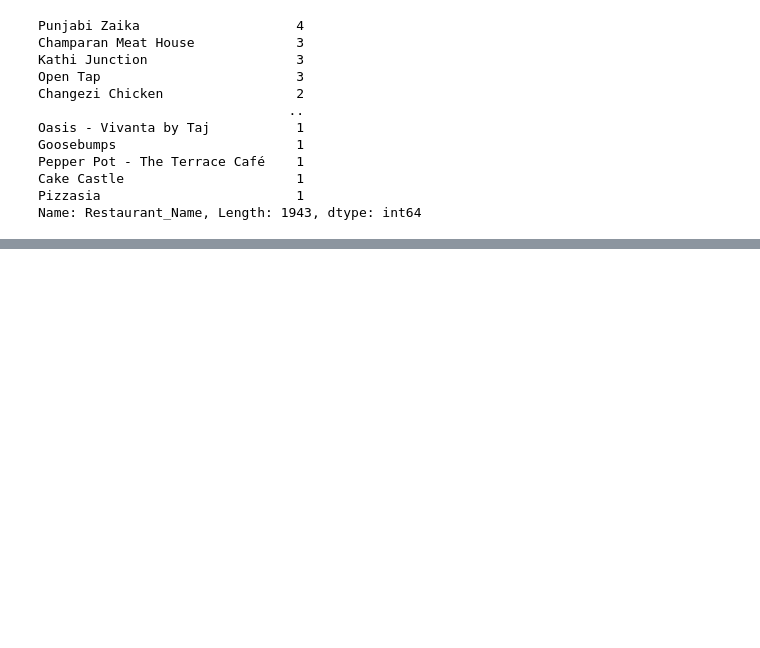
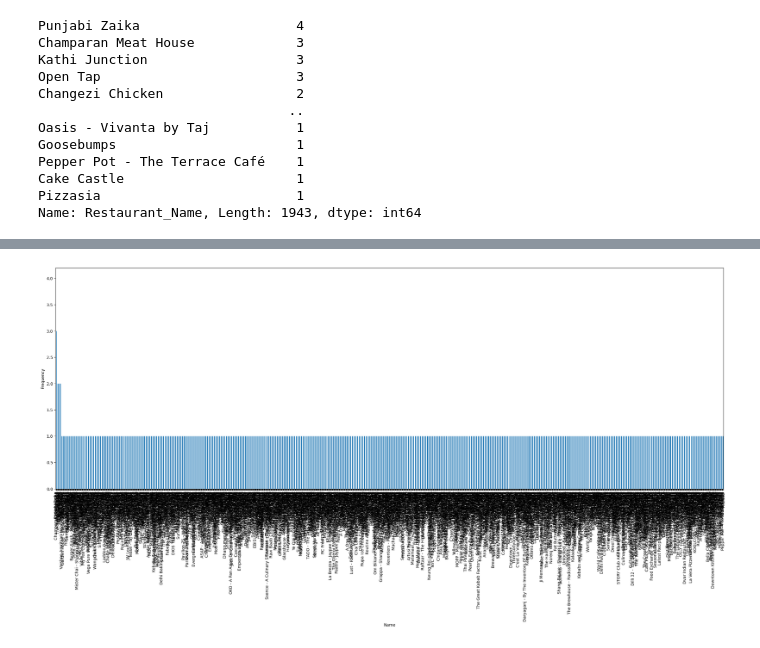
Before and after one commit to daniyah-rehman/demo, a Jupyter notebook: Assignment_1(EDA).ipynb, the cells around one changed output, grey strips where cells are left out. Saved outputs shown, nothing was run; the diff lists cells and outputs as text; code cells hidden in the pictures; blank space fills up the shorter version.

```diff
--- a/Assignment_1(EDA).ipynb
+++ b/Assignment_1(EDA).ipynb
@@ -307,0 +346,9 @@ plt.show()
+# %%
+plt.figure(figsize=(30,10))
+
+data['Restaurant_Name'].value_counts().plot(kind='bar')
+plt.xlabel("Name")
+plt.ylabel("Frequency")
+plt.show()
+# %% [output]
+[figure, added]
```
Also changed, not shown: parts of 13 cells of this notebook.
